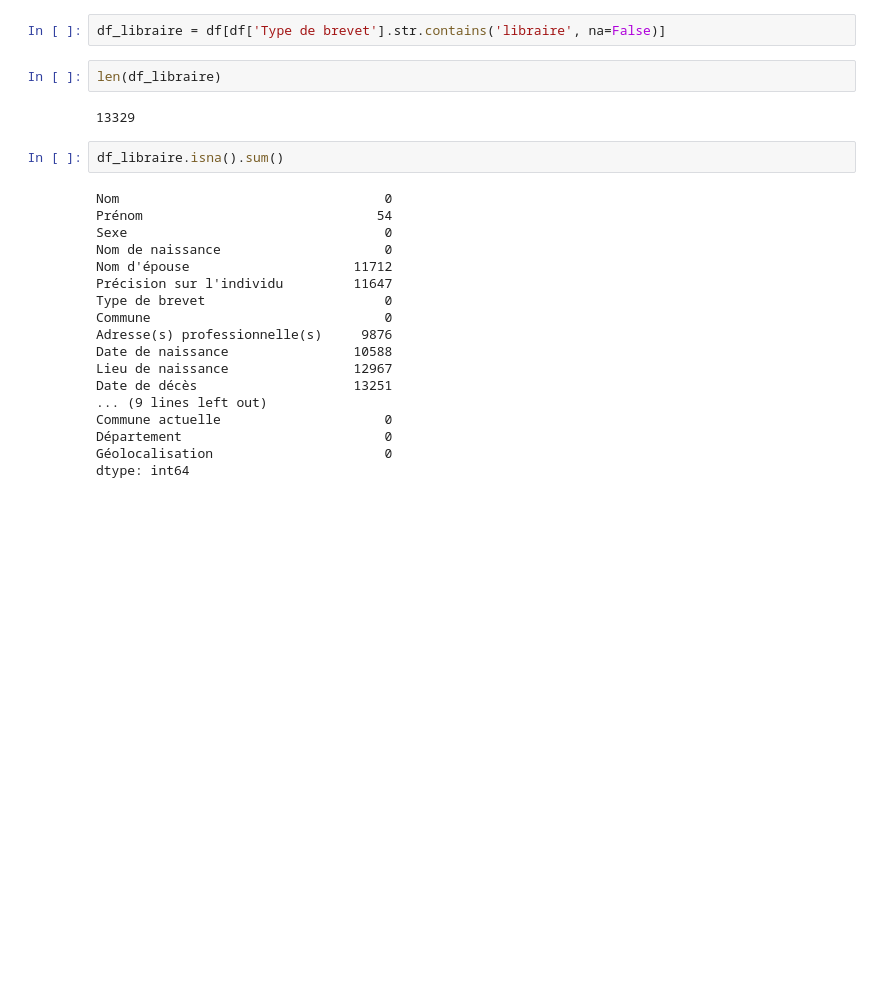
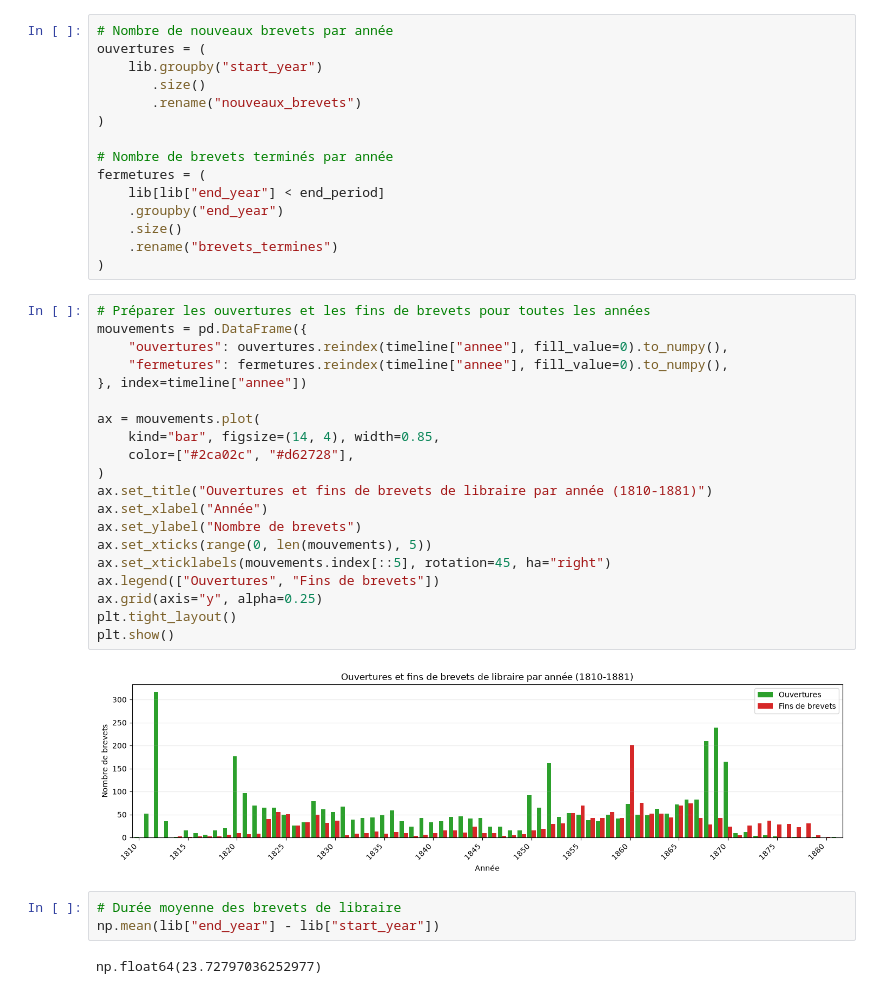
Before and after one commit to Juleslapeuf/donnees_librairies, a Jupyter notebook: 19e.ipynb, the cells around one changed output. Drawn from its saved outputs; the diff is of its cells as text; blank space fills up the shorter version.

```diff
--- a/19e.ipynb
+++ b/19e.ipynb
@@ -254,26 +84,42 @@ dtype: int64
-# %%
-df_libraire = df[df['Type de brevet'].str.contains('libraire', na=False)]
-# %%
-len(df_libraire)
-# %% [output]
-13329
-# %%
-df_libraire.isna().sum()
-# %% [output]
-Nom                                  0
-Prénom                              54
-Sexe                                 0
-Nom de naissance                     0
-Nom d'épouse                     11712
-Précision sur l'individu         11647
-Type de brevet                       0
-Commune                              0
-Adresse(s) professionnelle(s)     9876
-Date de naissance                10588
-Lieu de naissance                12967
-Date de décès                    13251
-... (9 lines left out)
-Commune actuelle                     0
-Département                          0
-Géolocalisation                      0
-dtype: int64
+# %%
+# Nombre de nouveaux brevets par année
+ouvertures = (
+    lib.groupby("start_year")
+       .size()
+       .rename("nouveaux_brevets")
+)
+
+# Nombre de brevets terminés par année
+fermetures = (
+    lib[lib["end_year"] < end_period]
+    .groupby("end_year")
+    .size()
+    .rename("brevets_termines")
+)
+# %%
+# Préparer les ouvertures et les fins de brevets pour toutes les années
+mouvements = pd.DataFrame({
+    "ouvertures": ouvertures.reindex(timeline["annee"], fill_value=0).to_numpy(),
+    "fermetures": fermetures.reindex(timeline["annee"], fill_value=0).to_numpy(),
+}, index=timeline["annee"])
+
+ax = mouvements.plot(
+    kind="bar", figsize=(14, 4), width=0.85,
+    color=["#2ca02c", "#d62728"],
+)
+ax.set_title("Ouvertures et fins de brevets de libraire par année (1810-1881)")
+ax.set_xlabel("Année")
+ax.set_ylabel("Nombre de brevets")
+ax.set_xticks(range(0, len(mouvements), 5))
+ax.set_xticklabels(mouvements.index[::5], rotation=45, ha="right")
+ax.legend(["Ouvertures", "Fins de brevets"])
+ax.grid(axis="y", alpha=0.25)
+plt.tight_layout()
+plt.show()
+# %% [output]
+[figure, added]
+# %%
+# Durée moyenne des brevets de libraire
+np.mean(lib["end_year"] - lib["start_year"])
+# %% [output]
+np.float64(23.72797036252977)
```
Also changed, not shown: parts of 20 cells of this notebook, 2 other files.
